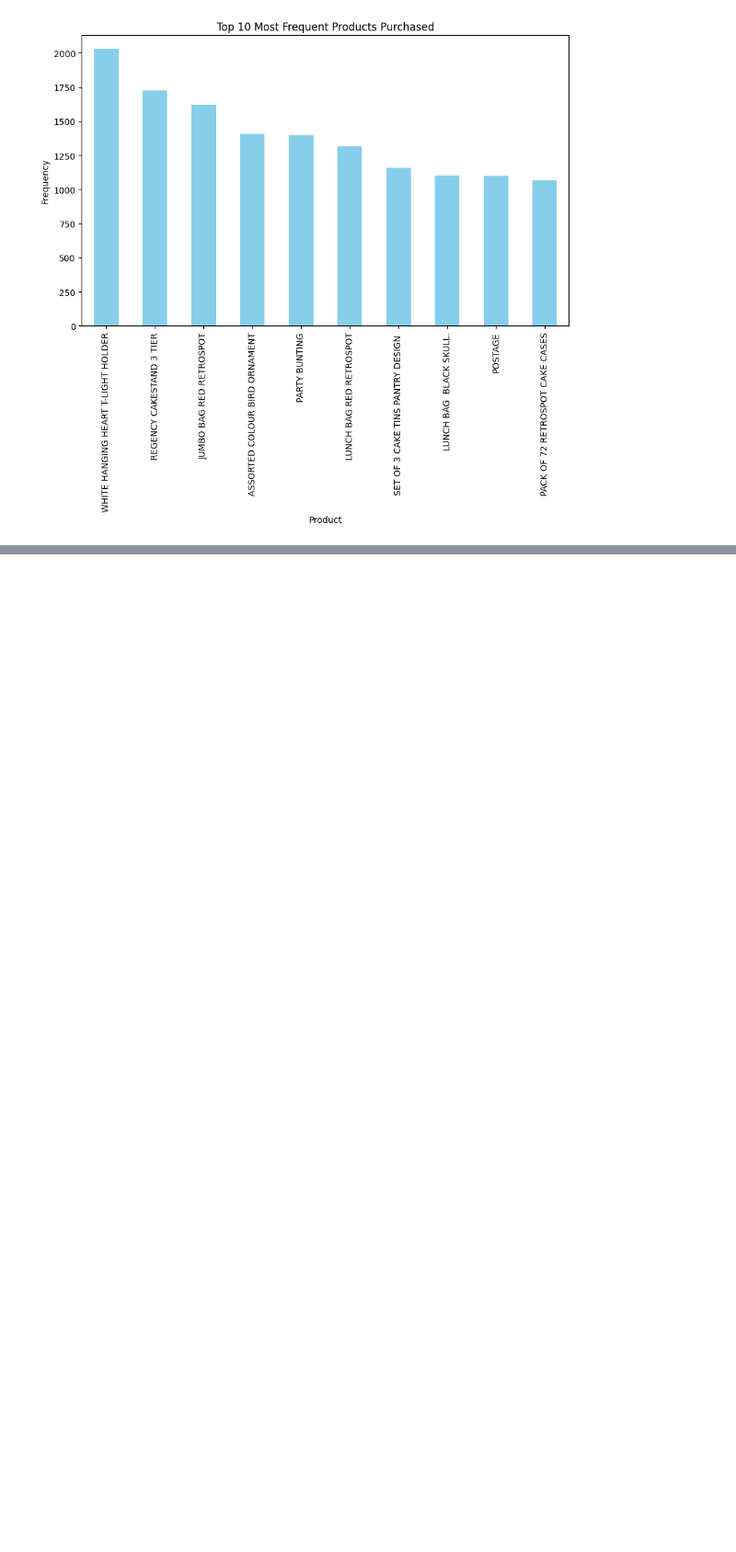
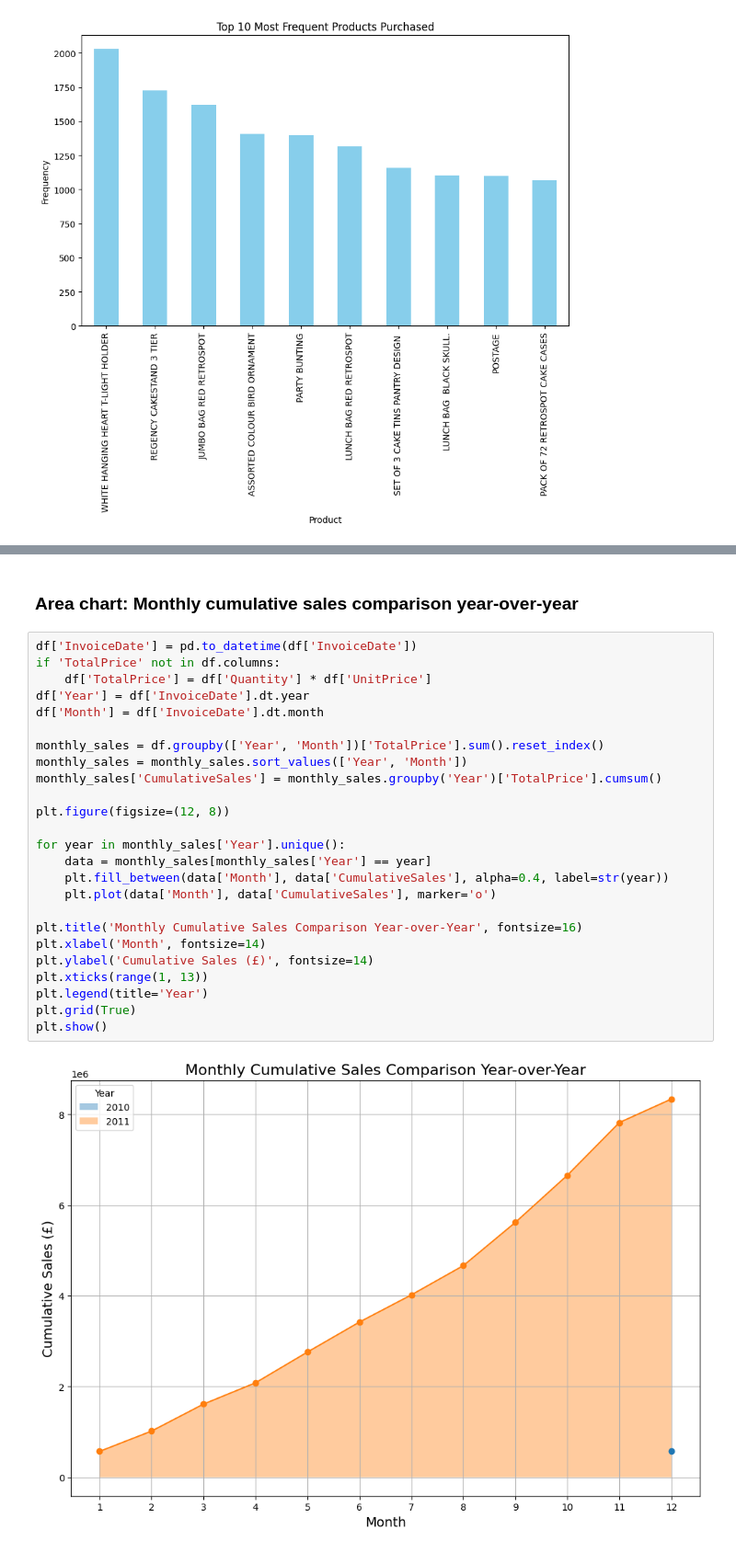
Before and after one commit to Faghaee2000/Market-Basket-Analysis-using-Online-Retail-Dataset, a Jupyter notebook: Market_Analysis.ipynb, the cells around one changed output, grey strips where cells are left out. Shown at 92% size. Drawn from its saved outputs; the diff is of its cells as text; blank space fills up the shorter version.

```diff
--- a/Market_Analysis.ipynb
+++ b/Market_Analysis.ipynb
@@ -106,0 +165,29 @@ plt.show()
+# %% [markdown]
+### Area chart: Monthly cumulative sales comparison year-over-year
+# %%
+df['InvoiceDate'] = pd.to_datetime(df['InvoiceDate'])
+if 'TotalPrice' not in df.columns:
+    df['TotalPrice'] = df['Quantity'] * df['UnitPrice']
+df['Year'] = df['InvoiceDate'].dt.year
+df['Month'] = df['InvoiceDate'].dt.month
+
+monthly_sales = df.groupby(['Year', 'Month'])['TotalPrice'].sum().reset_index()
+monthly_sales = monthly_sales.sort_values(['Year', 'Month'])
+monthly_sales['CumulativeSales'] = monthly_sales.groupby('Year')['TotalPrice'].cumsum()
+
+plt.figure(figsize=(12, 8))
+
+for year in monthly_sales['Year'].unique():
+    data = monthly_sales[monthly_sales['Year'] == year]
+    plt.fill_between(data['Month'], data['CumulativeSales'], alpha=0.4, label=str(year))
+    plt.plot(data['Month'], data['CumulativeSales'], marker='o')
+
+plt.title('Monthly Cumulative Sales Comparison Year-over-Year', fontsize=16)
+plt.xlabel('Month', fontsize=14)
+plt.ylabel('Cumulative Sales (£)', fontsize=14)
+plt.xticks(range(1, 13))
+plt.legend(title='Year')
+plt.grid(True)
+plt.show()
+# %% [output]
+[figure, added]
```
Also changed, not shown: parts of 20 cells of this notebook.
